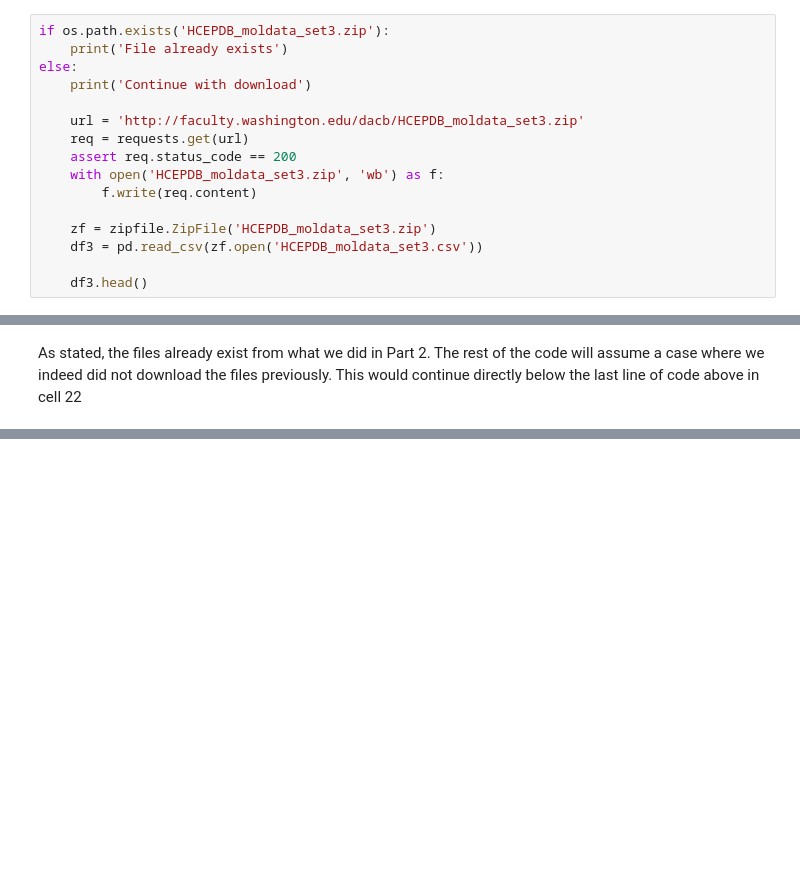
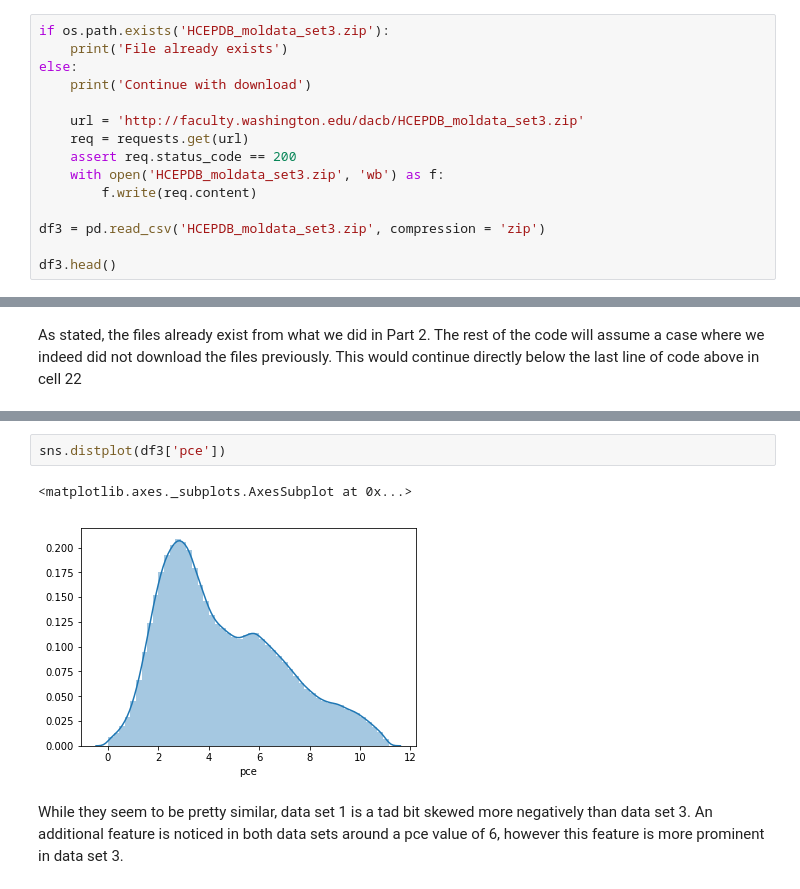
Before and after one commit to jrodguez/large_data_exploration, a Jupyter notebook: SEDS-HW2.ipynb, the cells around one changed output, grey strips where cells are left out. Cells and saved outputs as stored; diff of their text form; blank space fills up the shorter version.

```diff
--- a/SEDS-HW2.ipynb
+++ b/SEDS-HW2.ipynb
@@ -108,9 +118,8 @@ else:
     with open('HCEPDB_moldata_set3.zip', 'wb') as f:
         f.write(req.content)
 
-    zf = zipfile.ZipFile('HCEPDB_moldata_set3.zip')
-    df3 = pd.read_csv(zf.open('HCEPDB_moldata_set3.csv'))
+df3 = pd.read_csv('HCEPDB_moldata_set3.zip', compression = 'zip')
 
-    df3.head()
+df3.head()
 # %% [output]
 File already exists
@@ -171,0 +240,7 @@ HCEDB_sets.head()
+# %%
+sns.distplot(df3['pce'])
+# %% [output]
+<matplotlib.axes._subplots.AxesSubplot at 0x...>
+[figure, added]
+# %% [markdown]
+While they seem to be pretty similar, data set 1 is a tad bit skewed more negatively than data set 3. An additional feature is noticed in both data sets around a pce value of 6, however this feature is more prominent in data set 3.
```
Also changed, not shown: parts of 17 cells of this notebook.
